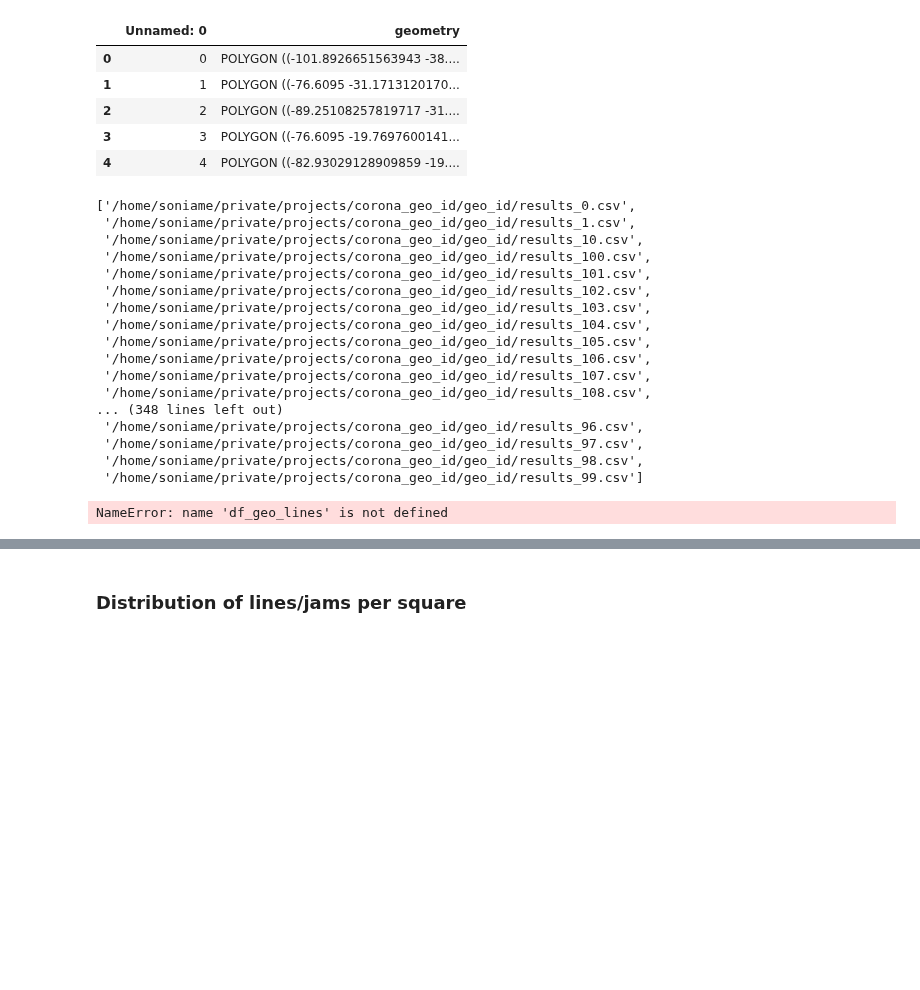
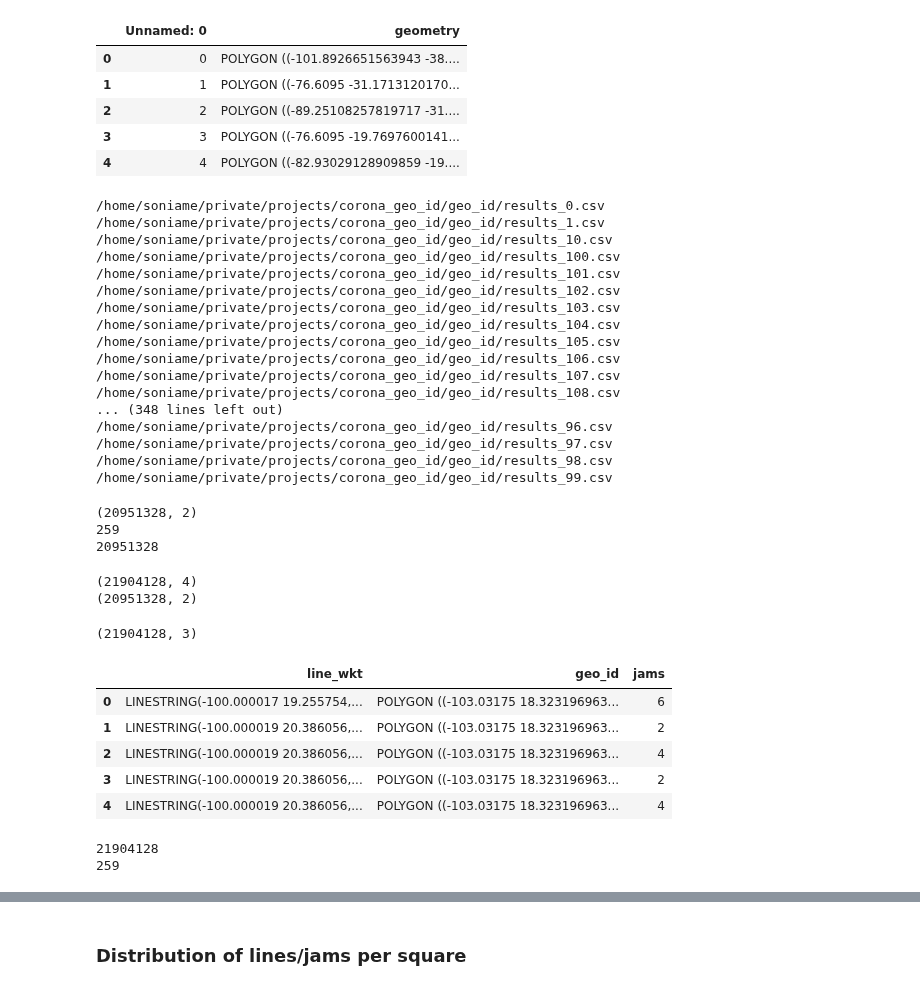
Before and after one commit to EL-BID/IDB-IDB-Invest-Coronavirus-Impact-Dashboard, a Jupyter notebook: notebooks/katana_bounds.ipynb, the cells around one changed output, grey strips where cells are left out. Cells and saved outputs as stored; diff of their text form; code cells hidden in the pictures; blank space fills up the shorter version.

Commit message:
geo lines without duplicates

```diff
--- a/notebooks/katana_bounds.ipynb
+++ b/notebooks/katana_bounds.ipynb
@@ -399,30 +399,48 @@ for pth in geo_id_path:
     df_geo_lines = df_geo_lines.append(pd.read_csv(pth))
 df_geo_lines = df_geo_lines \
     .rename(columns = {'wkt_def':'line_wkt', 'geom_def':'geo_id'})
+df_geo_lines = df_geo_lines[['line_wkt', 'geo_id']].groupby('line_wkt').first().reset_index()
 # %% [output]
-['/home/soniame/private/projects/corona_geo_id/geo_id/results_0.csv',
- '/home/soniame/private/projects/corona_geo_id/geo_id/results_1.csv',
- '/home/soniame/private/projects/corona_geo_id/geo_id/results_10.csv',
- '/home/soniame/private/projects/corona_geo_id/geo_id/results_100.csv',
- '/home/soniame/private/projects/corona_geo_id/geo_id/results_101.csv',
- '/home/soniame/private/projects/corona_geo_id/geo_id/results_102.csv',
- '/home/soniame/private/projects/corona_geo_id/geo_id/results_103.csv',
- '/home/soniame/private/projects/corona_geo_id/geo_id/results_104.csv',
- '/home/soniame/private/projects/corona_geo_id/geo_id/results_105.csv',
- '/home/soniame/private/projects/corona_geo_id/geo_id/results_106.csv',
- '/home/soniame/private/projects/corona_geo_id/geo_id/results_107.csv',
- '/home/soniame/private/projects/corona_geo_id/geo_id/results_108.csv',
+/home/soniame/private/projects/corona_geo_id/geo_id/results_0.csv
+/home/soniame/private/projects/corona_geo_id/geo_id/results_1.csv
+/home/soniame/private/projects/corona_geo_id/geo_id/results_10.csv
+/home/soniame/private/projects/corona_geo_id/geo_id/results_100.csv
+/home/soniame/private/projects/corona_geo_id/geo_id/results_101.csv
+/home/soniame/private/projects/corona_geo_id/geo_id/results_102.csv
+/home/soniame/private/projects/corona_geo_id/geo_id/results_103.csv
+/home/soniame/private/projects/corona_geo_id/geo_id/results_104.csv
+/home/soniame/private/projects/corona_geo_id/geo_id/results_105.csv
+/home/soniame/private/projects/corona_geo_id/geo_id/results_106.csv
+/home/soniame/private/projects/corona_geo_id/geo_id/results_107.csv
+/home/soniame/private/projects/corona_geo_id/geo_id/results_108.csv
 ... (348 lines left out)
- '/home/soniame/private/projects/corona_geo_id/geo_id/results_96.csv',
- '/home/soniame/private/projects/corona_geo_id/geo_id/results_97.csv',
- '/home/soniame/private/projects/corona_geo_id/geo_id/results_98.csv',
- '/home/soniame/private/projects/corona_geo_id/geo_id/results_99.csv']
+/home/soniame/private/projects/corona_geo_id/geo_id/results_96.csv
+/home/soniame/private/projects/corona_geo_id/geo_id/results_97.csv
+/home/soniame/private/projects/corona_geo_id/geo_id/results_98.csv
+/home/soniame/private/projects/corona_geo_id/geo_id/results_99.csv
 # %%
 print(df_geo_lines.shape)
 print(df_geo_lines.geo_id.nunique())
 print(df_geo_lines.line_wkt.nunique())
 # %% [output]
-NameError: name 'df_geo_lines' is not defined
+(20951328, 2)
+259
+20951328
+# %%
+print(df_coarse.shape)
+print(df_geo_lines.shape)
+# %% [output]
+(21904128, 4)
+(20951328, 2)
 # %%
-df = df_geo_lines.merge(df_coarse[['line_wkt', 'count_lines']].rename(columns = {'count_lines':'jams'}))
+df = df_geo_lines.merge(df_coarse[['line_wkt', 'count_lines']].rename(columns = {'count_lines':'jams'}), how = 'right')
+print(df.shape)
 df.head()
+# %% [output]
+(21904128, 3)
+|  | line_wkt | geo_id | jams |
+| 0 | LINESTRING(-100.000017 19.255754,... | POLYGON ((-103.03175 18.323196963... | 6 |
+| 1 | LINESTRING(-100.000019 20.386056,... | POLYGON ((-103.03175 18.323196963... | 2 |
+| 2 | LINESTRING(-100.000019 20.386056,... | POLYGON ((-103.03175 18.323196963... | 4 |
+| 3 | LINESTRING(-100.000019 20.386056,... | POLYGON ((-103.03175 18.323196963... | 2 |
+| 4 | LINESTRING(-100.000019 20.386056,... | POLYGON ((-103.03175 18.323196963... | 4 |
@@ -430,0 +447,6 @@ df_coarse.line_wkt.nunique()
+# %%
+print(df.line_wkt.nunique())
+print(df.geo_id.nunique())
+# %% [output]
+21904128
+259
```
Also changed, not shown: parts of 14 cells of this notebook, 2 other files.
